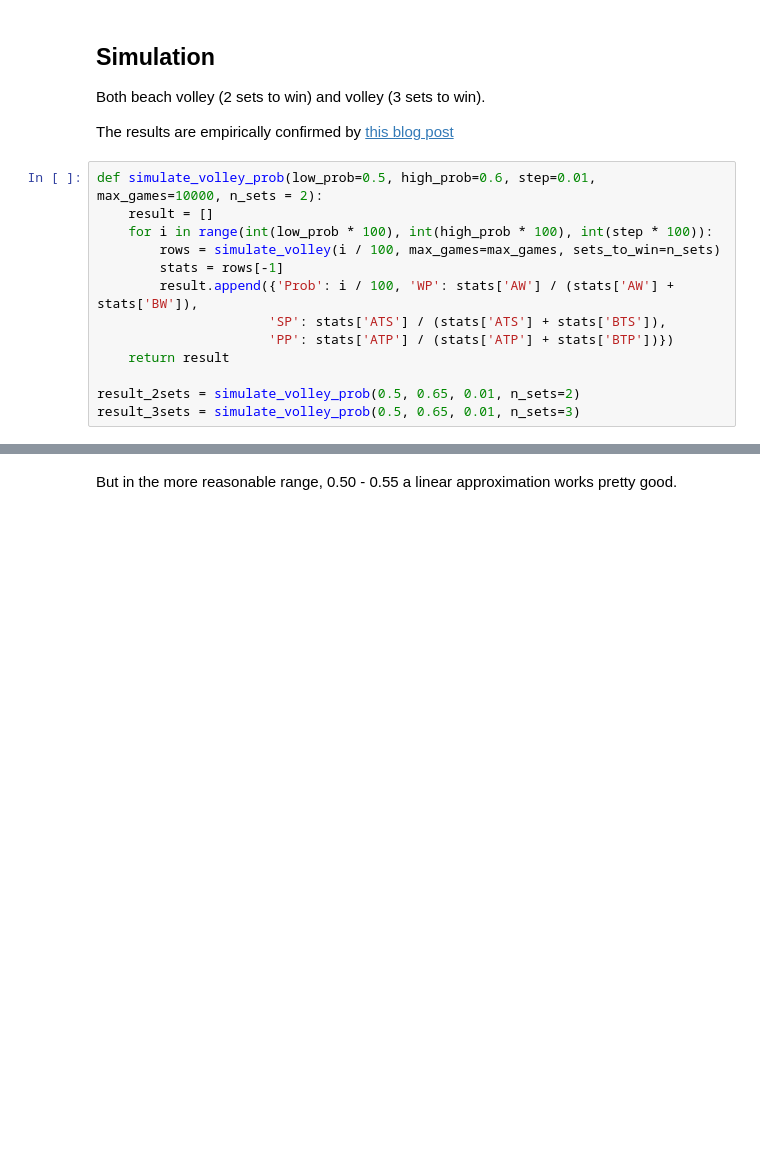
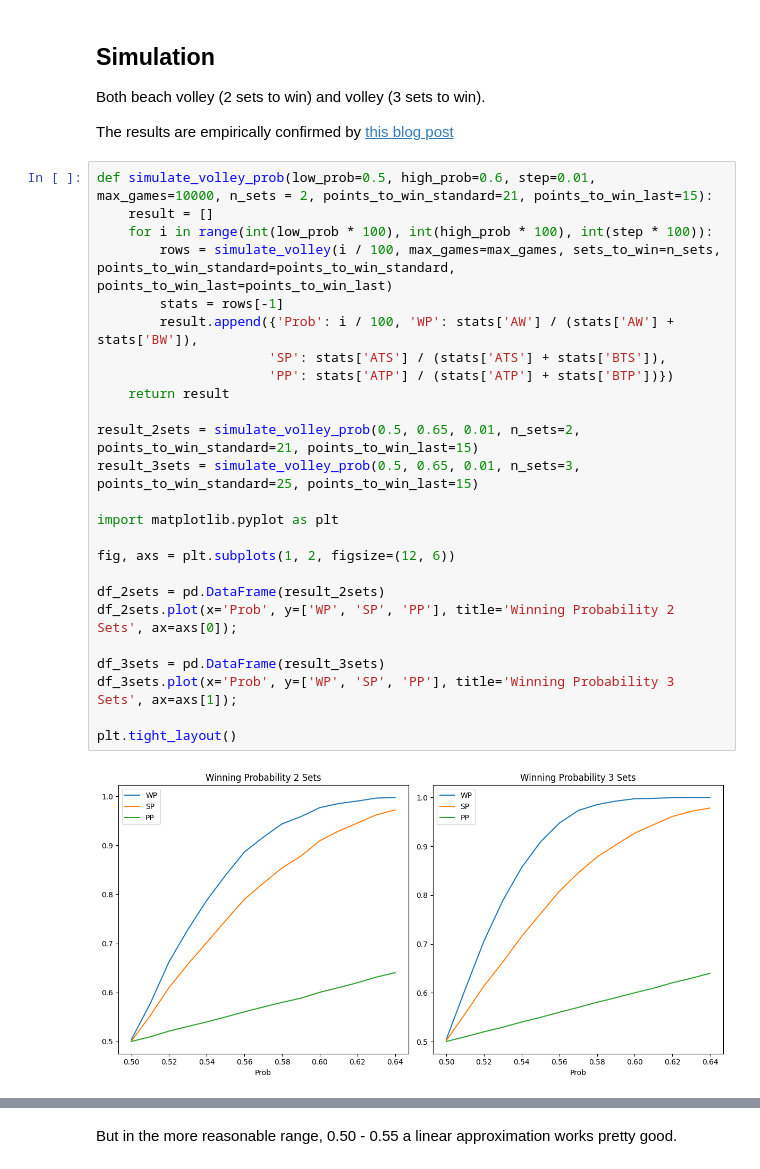
Before and after one commit to lucabol/sportsim, a Jupyter notebook: volley.ipynb, the cells around one changed output, grey strips where cells are left out. Saved outputs shown, nothing was run; the diff lists cells and outputs as text; blank space fills up the shorter version.

```diff
--- a/volley.ipynb
+++ b/volley.ipynb
@@ -91,15 +91,29 @@ Both beach volley (2 sets to win) and volley (3 sets to win).
 
 The results are empirically confirmed by [this blog post](https://garyhorvath.com/percentage-of-points-won-stanford-nebraska-and-cu-volleyball/)
 # %%
-def simulate_volley_prob(low_prob=0.5, high_prob=0.6, step=0.01, max_games=10000, n_sets = 2):
+def simulate_volley_prob(low_prob=0.5, high_prob=0.6, step=0.01, max_games=10000, n_sets = 2, points_to_win_standard=21, points_to_win_last=15):
     result = []
     for i in range(int(low_prob * 100), int(high_prob * 100), int(step * 100)):
-        rows = simulate_volley(i / 100, max_games=max_games, sets_to_win=n_sets)
+        rows = simulate_volley(i / 100, max_games=max_games, sets_to_win=n_sets, points_to_win_standard=points_to_win_standard, points_to_win_last=points_to_win_last)
         stats = rows[-1]
         result.append({'Prob': i / 100, 'WP': stats['AW'] / (stats['AW'] + stats['BW']),
                       'SP': stats['ATS'] / (stats['ATS'] + stats['BTS']),
                       'PP': stats['ATP'] / (stats['ATP'] + stats['BTP'])})
     return result
 
-result_2sets = simulate_volley_prob(0.5, 0.65, 0.01, n_sets=2)
-result_3sets = simulate_volley_prob(0.5, 0.65, 0.01, n_sets=3)
+result_2sets = simulate_volley_prob(0.5, 0.65, 0.01, n_sets=2, points_to_win_standard=21, points_to_win_last=15)
+result_3sets = simulate_volley_prob(0.5, 0.65, 0.01, n_sets=3, points_to_win_standard=25, points_to_win_last=15)
+
+import matplotlib.pyplot as plt
+
+fig, axs = plt.subplots(1, 2, figsize=(12, 6))
+
+df_2sets = pd.DataFrame(result_2sets)
+df_2sets.plot(x='Prob', y=['WP', 'SP', 'PP'], title='Winning Probability 2 Sets', ax=axs[0]);
+
+df_3sets = pd.DataFrame(result_3sets)
+df_3sets.plot(x='Prob', y=['WP', 'SP', 'PP'], title='Winning Probability 3 Sets', ax=axs[1]);
+
+plt.tight_layout()
+# %% [output]
+[figure, added]
```
Also changed, not shown: parts of 7 cells of this notebook.
